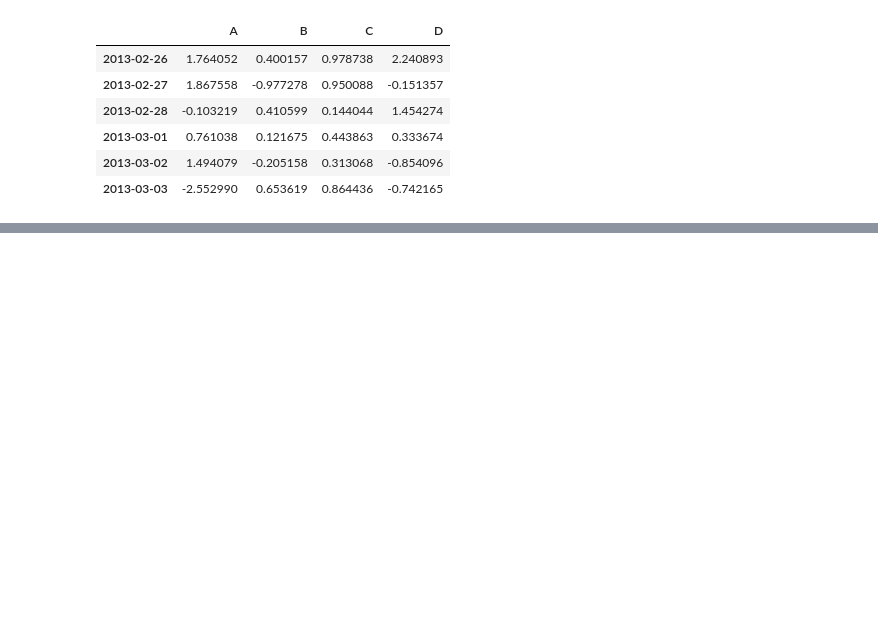
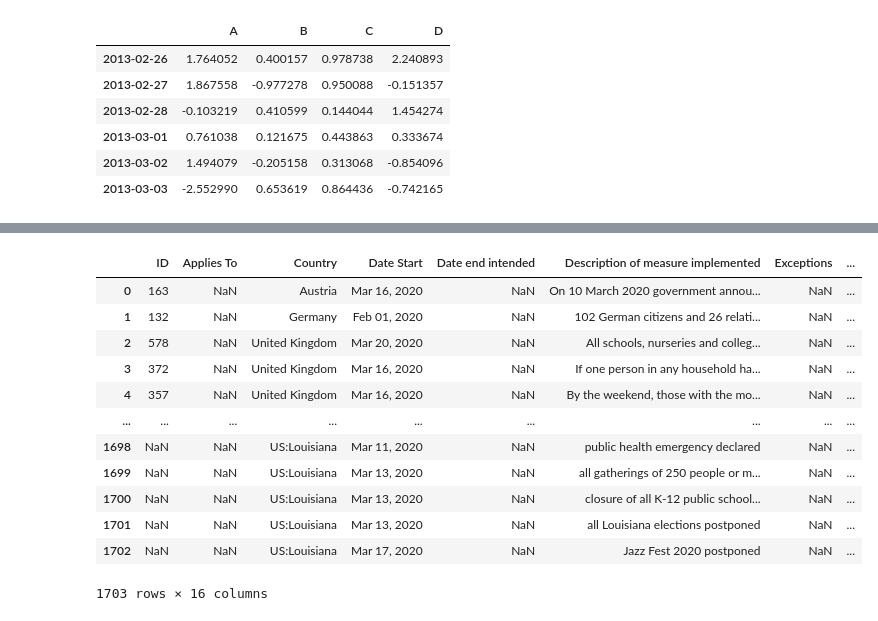
Before and after one commit to joohyeona/Encore-Data-Analysis-29th, a Jupyter notebook: Pandas.ipynb, the cells around one changed output, grey strips where cells are left out. Saved outputs shown, nothing was run; the diff lists cells and outputs as text; code cells hidden in the pictures; blank space fills up the shorter version.

```diff
--- a/Pandas.ipynb
+++ b/Pandas.ipynb
@@ -677,0 +1228,18 @@ pd.DataFrame( data = np.random.randn(24).reshape(6, 4),
+# %%
+covid19 = pd.read_csv('COVID 19 Containment measures data.csv')
+# %%
+covid19
+# %% [output]
+|  | ID | Applies To | Country | Date Start | Date end intended | Description of measure implemented | Exceptions | ... |
+| 0 | 163 | NaN | Austria | Mar 16, 2020 | NaN | On 10 March 2020 government annou... | NaN | ... |
+| 1 | 132 | NaN | Germany | Feb 01, 2020 | NaN | 102 German citizens and 26 relati... | NaN | ... |
+| 2 | 578 | NaN | United Kingdom | Mar 20, 2020 | NaN | All schools, nurseries and colleg... | NaN | ... |
+| 3 | 372 | NaN | United Kingdom | Mar 16, 2020 | NaN | If one person in any household ha... | NaN | ... |
+| 4 | 357 | NaN | United Kingdom | Mar 16, 2020 | NaN | By the weekend, those with the mo... | NaN | ... |
+| ... | ... | ... | ... | ... | ... | ... | ... | ... |
+| 1698 | NaN | NaN | US:Louisiana | Mar 11, 2020 | NaN | public health emergency declared | NaN | ... |
+| 1699 | NaN | NaN | US:Louisiana | Mar 13, 2020 | NaN | all gatherings of 250 people or m... | NaN | ... |
+| 1700 | NaN | NaN | US:Louisiana | Mar 13, 2020 | NaN | closure of all K-12 public school... | NaN | ... |
+| 1701 | NaN | NaN | US:Louisiana | Mar 13, 2020 | NaN | all Louisiana elections postponed | NaN | ... |
+| 1702 | NaN | NaN | US:Louisiana | Mar 17, 2020 | NaN | Jazz Fest 2020 postponed | NaN | ... |
+1703 rows × 16 columns
```
Also changed, not shown: parts of 52 cells of this notebook, 1 other file.
